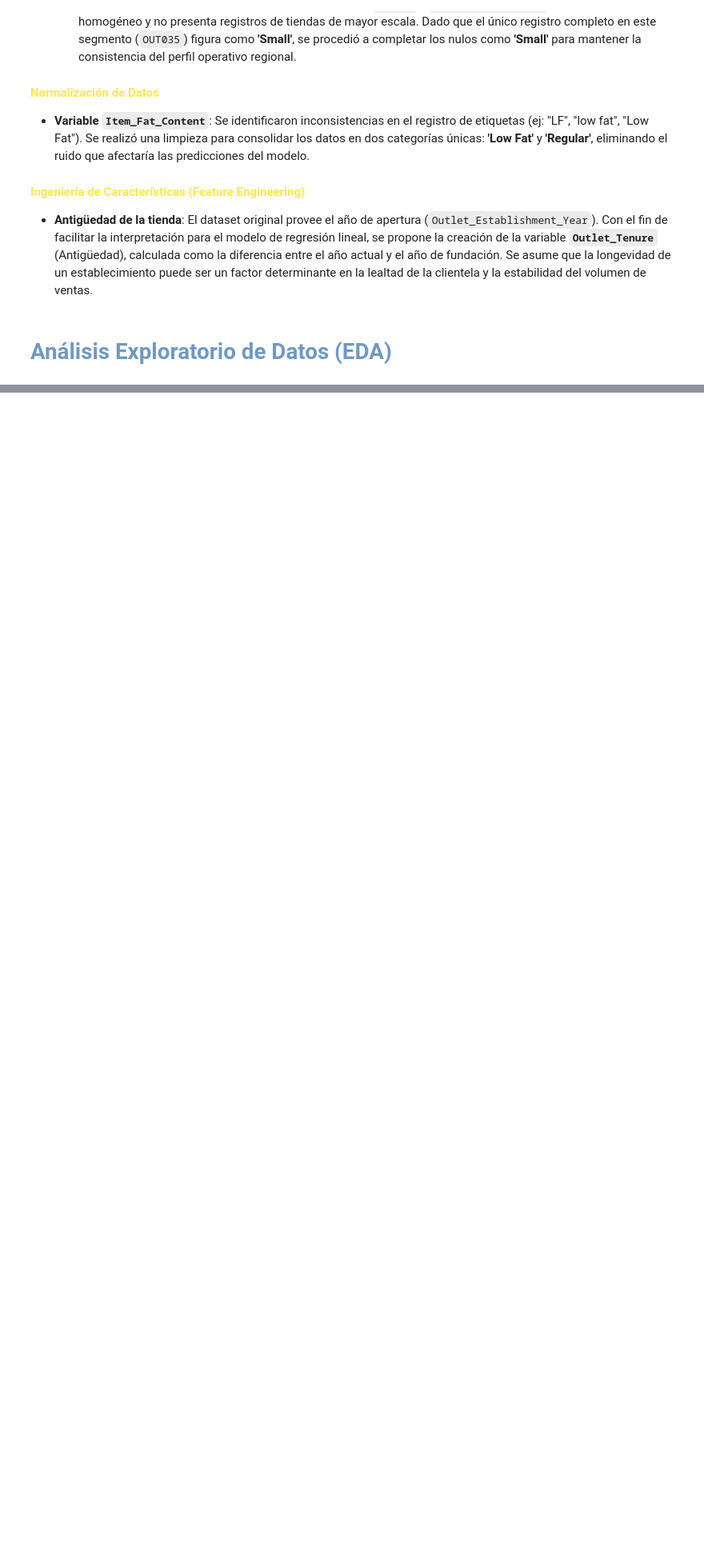
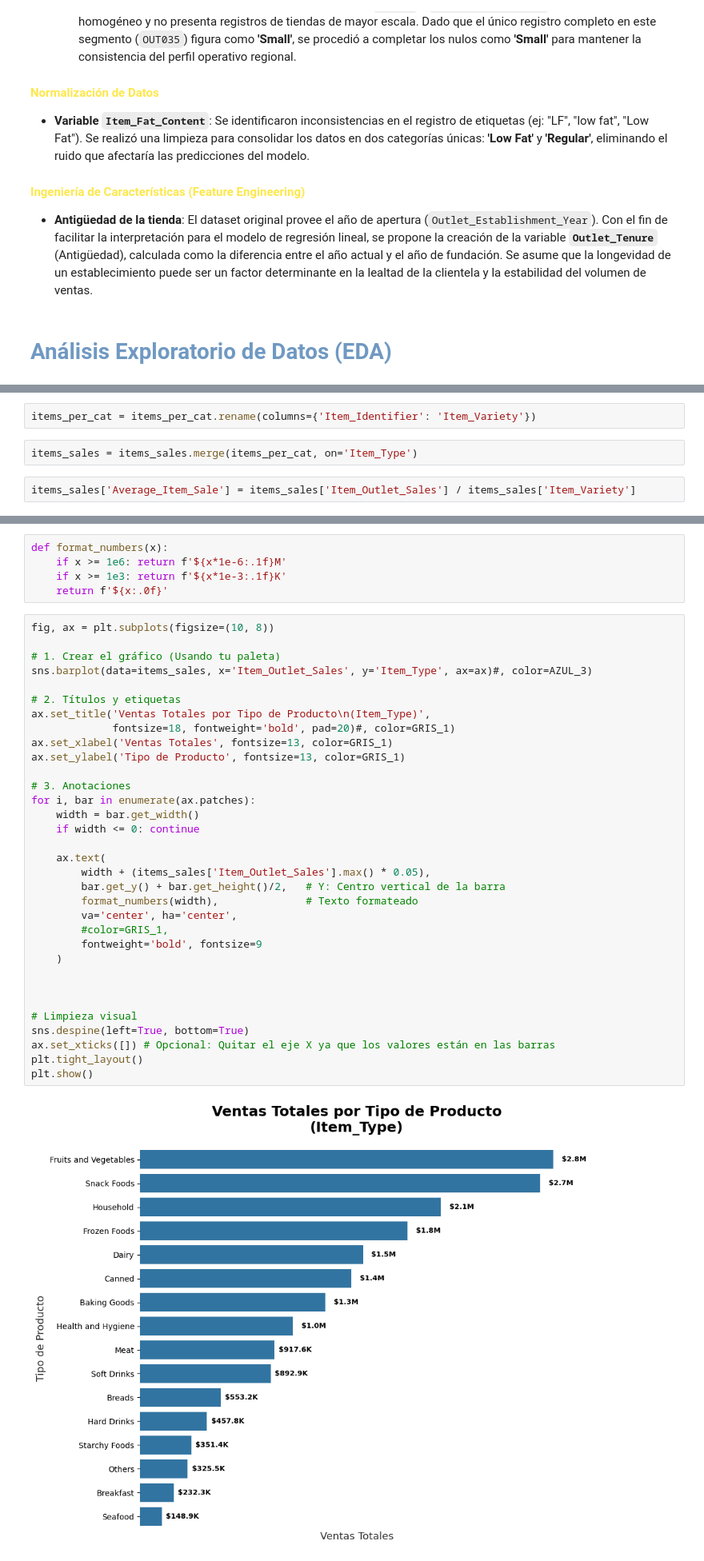
Before and after one commit to ignaciomajo/pi_challenge, a Jupyter notebook: PiChallenge.ipynb, the cells around one changed output, grey strips where cells are left out. Shown at 80% size. Drawn from its saved outputs; the diff is of its cells as text; blank space fills up the shorter version.

```diff
--- a/PiChallenge.ipynb
+++ b/PiChallenge.ipynb
@@ -690,0 +713,6 @@ for ax, outlet_type in zip(flat_axes, outlet_types):
+# %%
+items_per_cat = items_per_cat.rename(columns={'Item_Identifier': 'Item_Variety'})
+# %%
+items_sales = items_sales.merge(items_per_cat, on='Item_Type')
+# %%
+items_sales['Average_Item_Sale'] = items_sales['Item_Outlet_Sales'] / items_sales['Item_Variety']
@@ -690,0 +756,40 @@ for ax, outlet_type in zip(flat_axes, outlet_types):
+# %%
+def format_numbers(x):
+    if x >= 1e6: return f'${x*1e-6:.1f}M'
+    if x >= 1e3: return f'${x*1e-3:.1f}K'
+    return f'${x:.0f}'
+# %%
+fig, ax = plt.subplots(figsize=(10, 8))
+
+# 1. Crear el gráfico (Usando tu paleta)
+sns.barplot(data=items_sales, x='Item_Outlet_Sales', y='Item_Type', ax=ax)#, color=AZUL_3)
+
+# 2. Títulos y etiquetas
+ax.set_title('Ventas Totales por Tipo de Producto\n(Item_Type)',
+             fontsize=18, fontweight='bold', pad=20)#, color=GRIS_1)
+ax.set_xlabel('Ventas Totales', fontsize=13, color=GRIS_1)
+ax.set_ylabel('Tipo de Producto', fontsize=13, color=GRIS_1)
+
+# 3. Anotaciones
+for i, bar in enumerate(ax.patches):
+    width = bar.get_width()
+    if width <= 0: continue
+
+    ax.text(
+        width + (items_sales['Item_Outlet_Sales'].max() * 0.05),
+        bar.get_y() + bar.get_height()/2,   # Y: Centro vertical de la barra
+        format_numbers(width),              # Texto formateado
+        va='center', ha='center',
+        #color=GRIS_1,
+        fontweight='bold', fontsize=9
+    )
+
+
+
+# Limpieza visual
+sns.despine(left=True, bottom=True)
+ax.set_xticks([]) # Opcional: Quitar el eje X ya que los valores están en las barras
+plt.tight_layout()
+plt.show()
+# %% [output]
+[figure, added]
```
Also changed, not shown: parts of 100 cells of this notebook.
